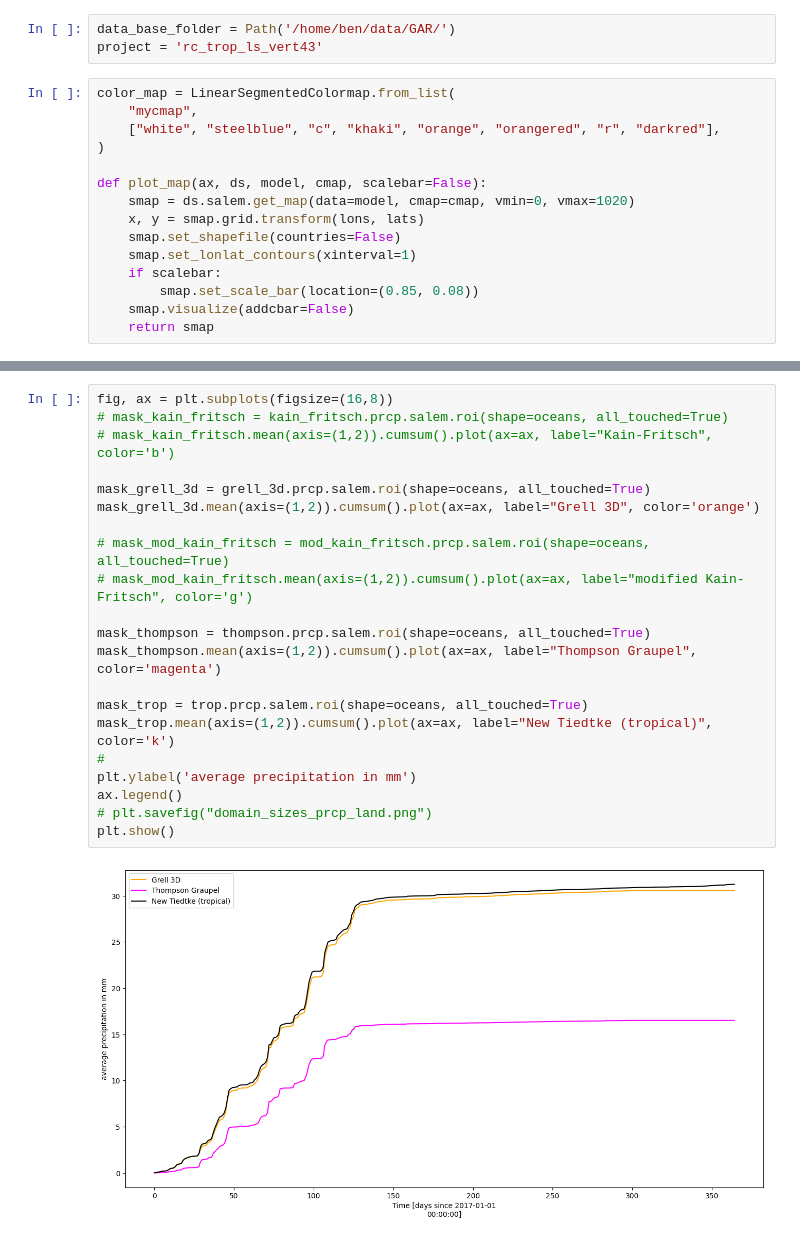
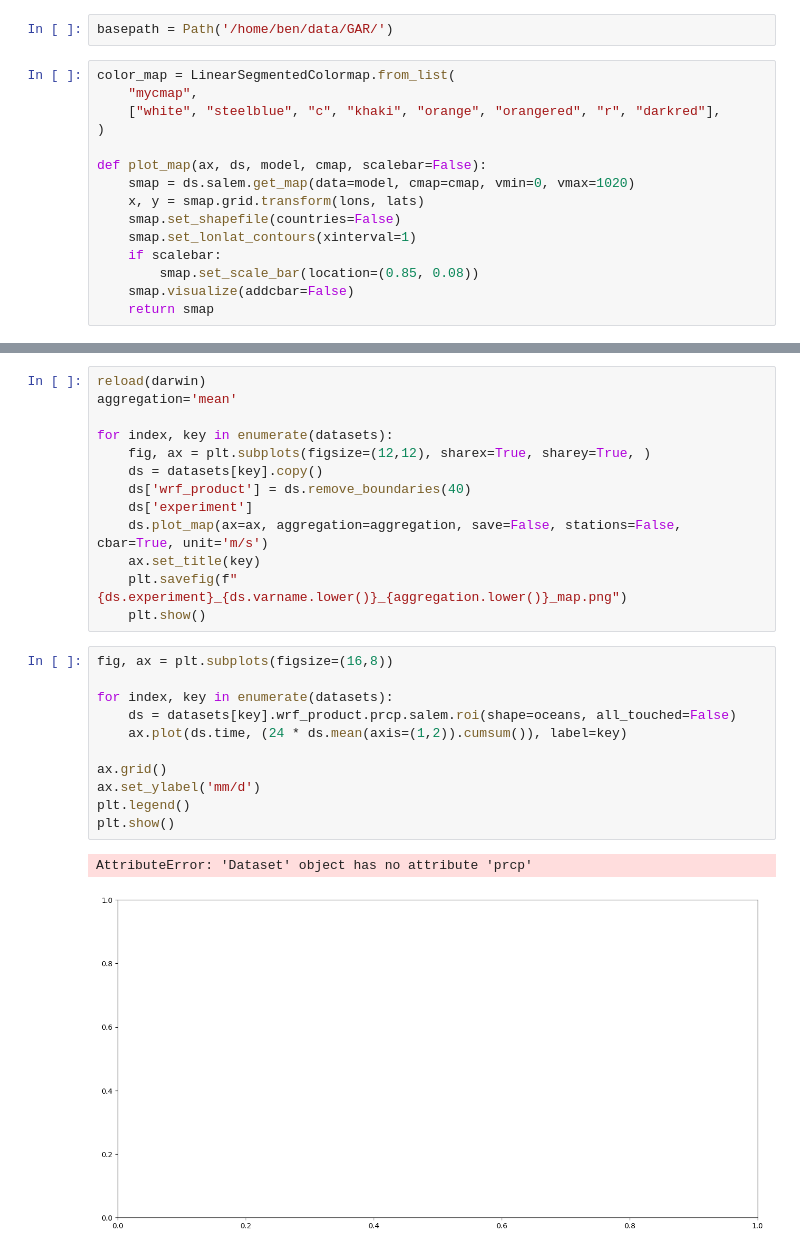
Before and after one commit to benatouba/darwin, a Jupyter notebook: schemas.ipynb, the cells around one changed output, grey strips where cells are left out. Drawn from its saved outputs; the diff is of its cells as text.

```diff
--- a/schemas.ipynb
+++ b/schemas.ipynb
@@ -10,6 +15,5 @@ import pandas as pd
 # %%
-data_base_folder = Path('/home/ben/data/GAR/')
-project = 'rc_trop_ls_vert43'
+basepath = Path('/home/ben/data/GAR/')
 # %%
 color_map = LinearSegmentedColormap.from_list(
     "mycmap",
@@ -91,23 +68,27 @@ thompson = open_dataset(
-# %%
-fig, ax = plt.subplots(figsize=(16,8))
-# mask_kain_fritsch = kain_fritsch.prcp.salem.roi(shape=oceans, all_touched=True)
-# mask_kain_fritsch.mean(axis=(1,2)).cumsum().plot(ax=ax, label="Kain-Fritsch", color='b')
-
-mask_grell_3d = grell_3d.prcp.salem.roi(shape=oceans, all_touched=True)
-mask_grell_3d.mean(axis=(1,2)).cumsum().plot(ax=ax, label="Grell 3D", color='orange')
-
-# mask_mod_kain_fritsch = mod_kain_fritsch.prcp.salem.roi(shape=oceans, all_touched=True)
-# mask_mod_kain_fritsch.mean(axis=(1,2)).cumsum().plot(ax=ax, label="modified Kain-Fritsch", color='g')
-
-mask_thompson = thompson.prcp.salem.roi(shape=oceans, all_touched=True)
-mask_thompson.mean(axis=(1,2)).cumsum().plot(ax=ax, label="Thompson Graupel", color='magenta')
-
-mask_trop = trop.prcp.salem.roi(shape=oceans, all_touched=True)
-mask_trop.mean(axis=(1,2)).cumsum().plot(ax=ax, label="New Tiedtke (tropical)", color='k')
-#
-plt.ylabel('average precipitation in mm')
-ax.legend()
-# plt.savefig("domain_sizes_prcp_land.png")
-plt.show()
-# %% [output]
-[figure, removed]
+# %%
+reload(darwin)
+aggregation='mean'
+
+for index, key in enumerate(datasets):
+    fig, ax = plt.subplots(figsize=(12,12), sharex=True, sharey=True, )
+    ds = datasets[key].copy()
+    ds['wrf_product'] = ds.remove_boundaries(40)
+    ds['experiment']
+    ds.plot_map(ax=ax, aggregation=aggregation, save=False, stations=False, cbar=True, unit='m/s')
+    ax.set_title(key)
+    plt.savefig(f"{ds.experiment}_{ds.varname.lower()}_{aggregation.lower()}_map.png")
+    plt.show()
+# %%
+fig, ax = plt.subplots(figsize=(16,8))
+
+for index, key in enumerate(datasets):
+    ds = datasets[key].wrf_product.prcp.salem.roi(shape=oceans, all_touched=False)
+    ax.plot(ds.time, (24 * ds.mean(axis=(1,2)).cumsum()), label=key)
+
+ax.grid()
+ax.set_ylabel('mm/d')
+plt.legend()
+plt.show()
+# %% [output]
+AttributeError: 'Dataset' object has no attribute 'prcp'
+[figure, added]
```
Also changed, not shown: parts of 6 cells of this notebook, 6 other files.
